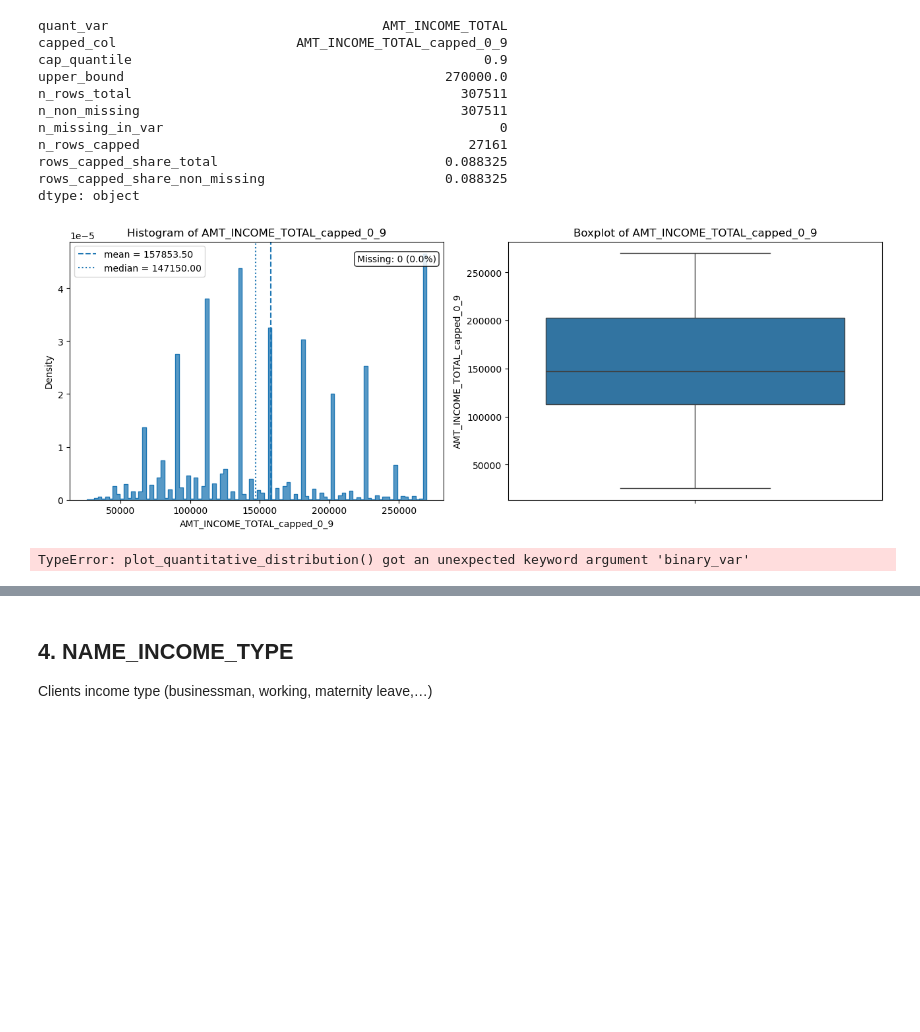
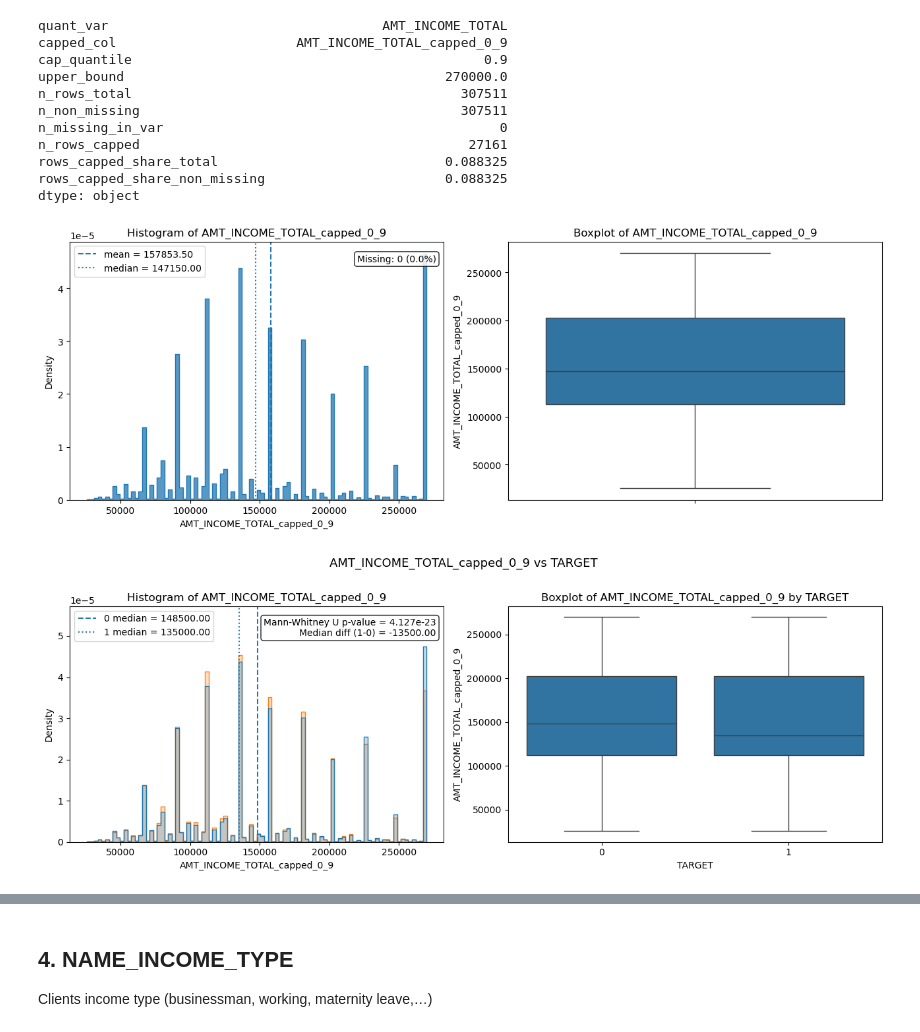
Before and after one commit to alek-ds/home-credit-default-risk-ak, a Jupyter notebook: notebooks/app_univariate_bivariate_financial_material.ipynb, the cells around one changed output, grey strips where cells are left out. Cells and saved outputs as stored; diff of their text form; code cells hidden in the pictures; blank space fills up the shorter version.

```diff
--- a/notebooks/app_univariate_bivariate_financial_material.ipynb
+++ b/notebooks/app_univariate_bivariate_financial_material.ipynb
@@ -190,13 +209,13 @@ dtype: object
 # %%
 plot_quantitative_distribution(
     df=capped_df,
     quant_var='AMT_INCOME_TOTAL_capped_0_9'
 )
 plot_quantitative_vs_binary(
     df=capped_df,
     quant_var='AMT_INCOME_TOTAL_capped_0_9',
-    binary_var = 'TARGET'
+    target_var='TARGET'
 )
 # %% [output]
 [figure]
-TypeError: plot_quantitative_distribution() got an unexpected keyword argument 'binary_var'
+[figure, added]
```
Also changed, not shown: parts of 11 cells of this notebook.
